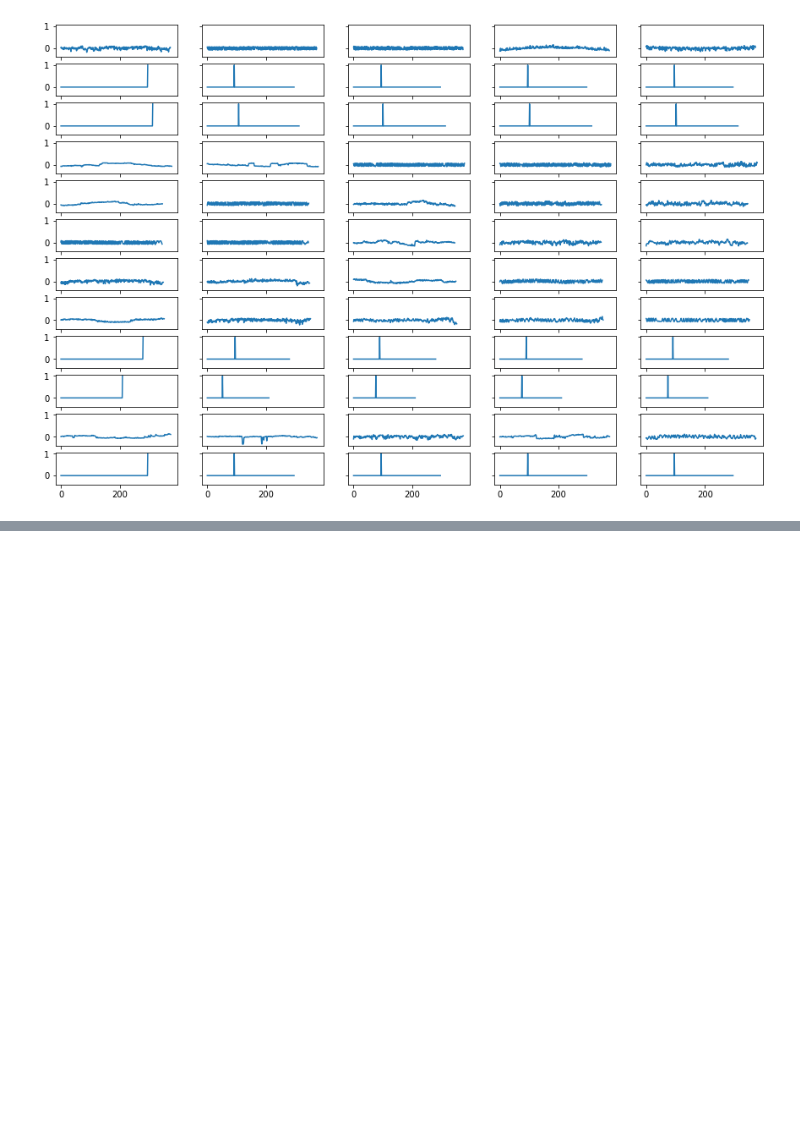
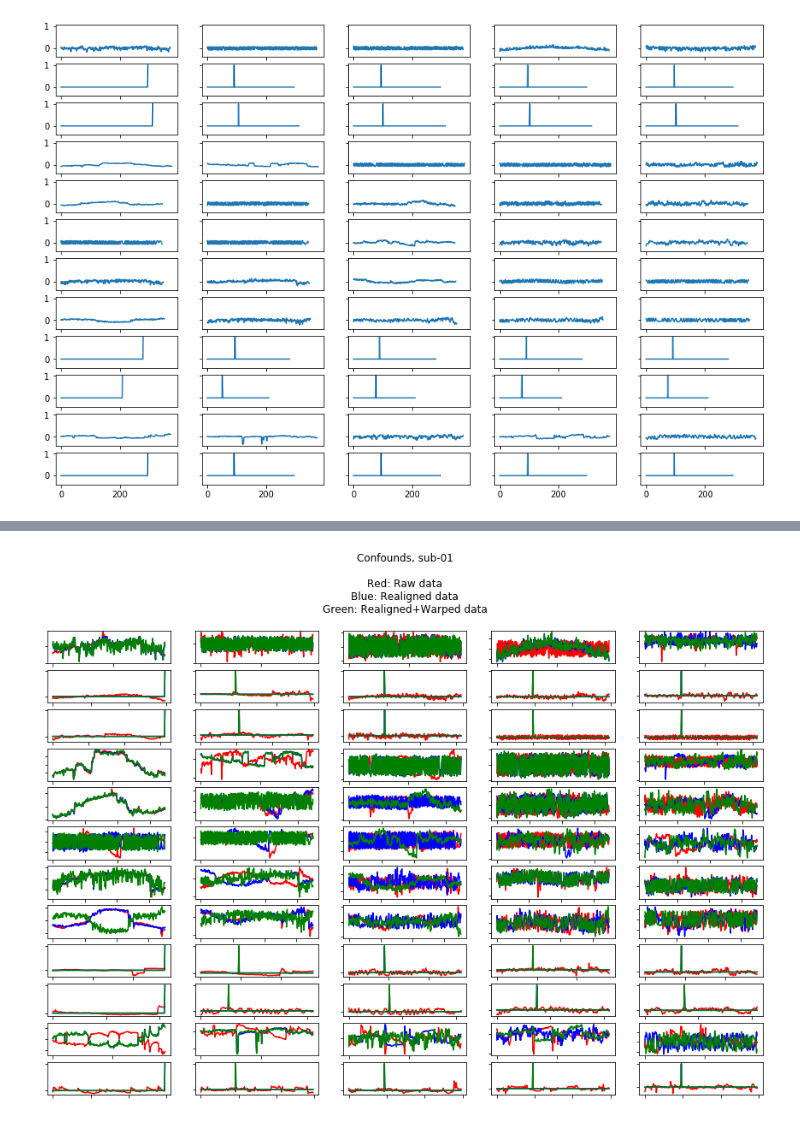
Before and after one commit to swaythe/IBC_scripts, a Jupyter notebook: High_variance_confounds.ipynb, the cells around one changed output, grey strips where cells are left out. Saved outputs shown, nothing was run; the diff lists cells and outputs as text; code cells hidden in the pictures; blank space fills up the shorter version.

```diff
--- a/High_variance_confounds.ipynb
+++ b/High_variance_confounds.ipynb
@@ -79,0 +121,14 @@ for sesi in range(12):
+# %%
+# Load the confound files computed from realigned data
+realign_conf = []
+confound_pattern = '*confound*.npy'
+
+realign_conf_files = '/home/sshankar/raiders/derivatives/confounds/realigned/sub-01/ses-16/'
+files = sorted(glob.glob(realign_conf_files + confound_pattern))
+for fi, file in enumerate(files):
+    realign_conf.append(np.load(file, allow_pickle=True))
+
+realign_conf_files = '/home/sshankar/raiders/derivatives/confounds/realigned/sub-01/ses-17/'
+files = sorted(glob.glob(realign_conf_files + confound_pattern))
+for fi, file in enumerate(files):
+    realign_conf.append(np.load(file, allow_pickle=True))
@@ -79,0 +140,15 @@ for sesi in range(12):
+# %%
+fig, axs = plt.subplots(12, 5, figsize=(15,10))
+axs[0,2].set_title('Confounds, sub-01\n\nRed: Raw data\nBlue: Realigned data\nGreen: Realigned+Warped data\n')
+si = 0
+raw_order = [4, 5, 6, 0, 1, 2, 12, 13, 7, 8, 9, 10]
+raw_realign = [3, 4, 5, 0, 1, 2, 10, 11, 6, 7, 8, 9]
+for sesi in range(12):
+    for c in range(5):
+        axs[sesi,c].plot(raw_conf[raw_order[sesi]][:,c], 'r')
+        axs[sesi,c].plot(realign_conf[raw_realign[sesi]][:,c], 'b')
+        axs[sesi,c].plot(confounds[si*12+sesi][:,c], 'g')
+        axs[sesi,c].set_xticklabels(labels=[])
+        axs[sesi,c].set_yticklabels(labels=[])
+# %% [output]
+[figure, added]
```
Also changed, not shown: parts of 17 cells of this notebook, 3 other files.
